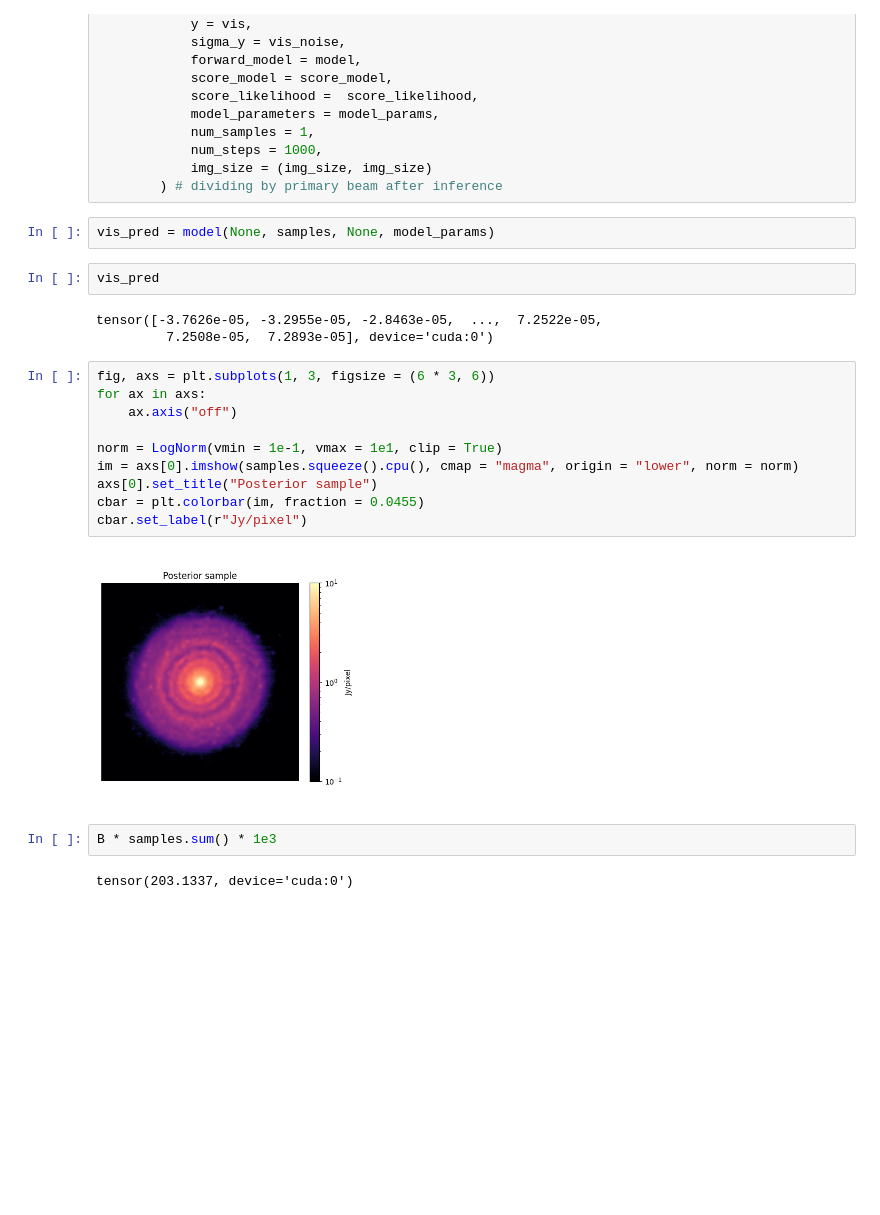
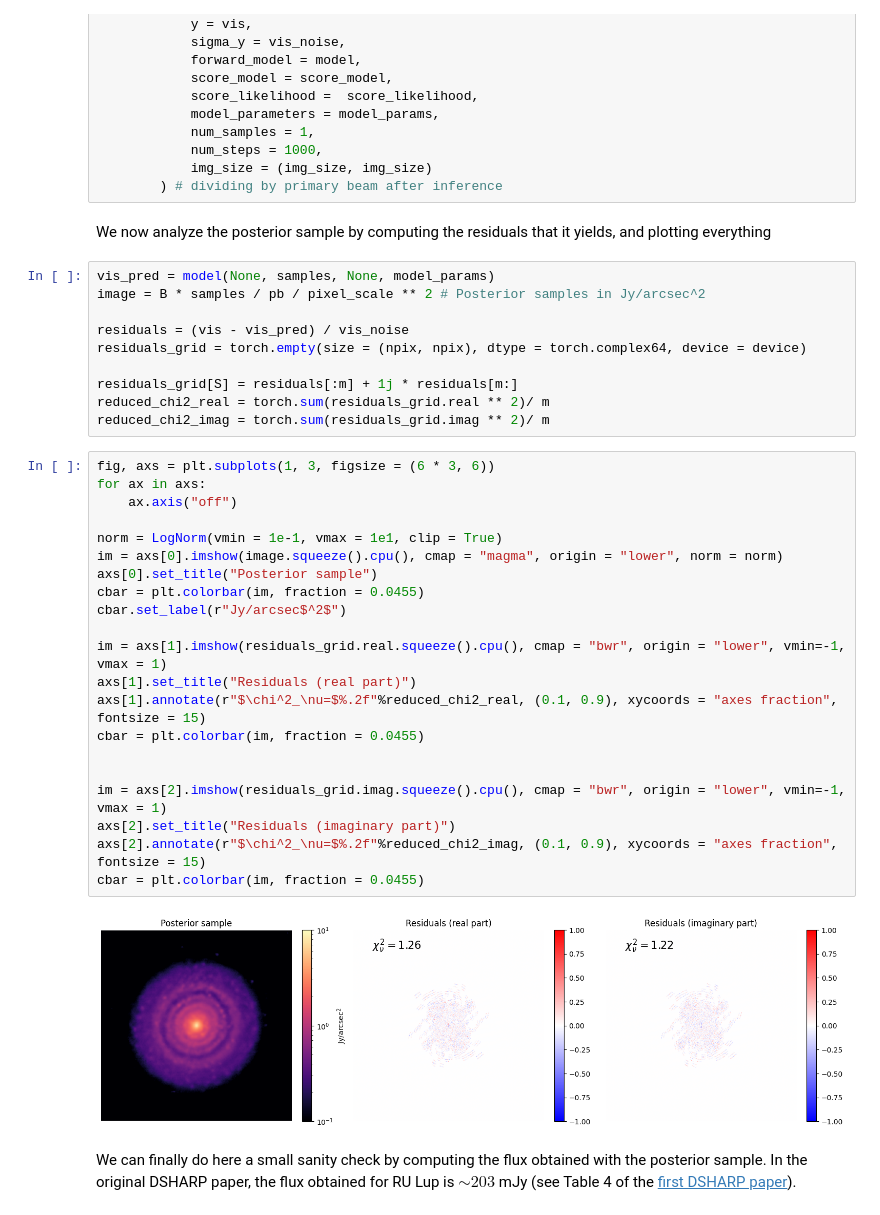
Before and after one commit to EnceladeCandy/IRIS, a Jupyter notebook: tutorials/2_inference_dsharp.ipynb, the cells around one changed output. Saved outputs shown, nothing was run; the diff lists cells and outputs as text; blank space fills up the shorter version.

Commit message:
Added residuals

```diff
--- a/tutorials/2_inference_dsharp.ipynb
+++ b/tutorials/2_inference_dsharp.ipynb
@@ -109,26 +109,40 @@ samples = euler_sampler(
             num_steps = 1000,
             img_size = (img_size, img_size)
         ) # dividing by primary beam after inference
-# %%
-vis_pred = model(None, samples, None, model_params)
-# %%
-vis_pred
-# %% [output]
-tensor([-3.7626e-05, -3.2955e-05, -2.8463e-05,  ...,  7.2522e-05,
-         7.2508e-05,  7.2893e-05], device='cuda:0')
+# %% [markdown]
+We now analyze the posterior sample by computing the residuals that it yields, and plotting everything
+# %%
+vis_pred = model(None, samples, None, model_params)
+image = B * samples / pb / pixel_scale ** 2 # Posterior samples in Jy/arcsec^2
+
+residuals = (vis - vis_pred) / vis_noise
+residuals_grid = torch.empty(size = (npix, npix), dtype = torch.complex64, device = device)
+
+residuals_grid[S] = residuals[:m] + 1j * residuals[m:]
+reduced_chi2_real = torch.sum(residuals_grid.real ** 2)/ m
+reduced_chi2_imag = torch.sum(residuals_grid.imag ** 2)/ m
 # %%
 fig, axs = plt.subplots(1, 3, figsize = (6 * 3, 6))
 for ax in axs:
     ax.axis("off")
 
 norm = LogNorm(vmin = 1e-1, vmax = 1e1, clip = True)
-im = axs[0].imshow(samples.squeeze().cpu(), cmap = "magma", origin = "lower", norm = norm)
+im = axs[0].imshow(image.squeeze().cpu(), cmap = "magma", origin = "lower", norm = norm)
 axs[0].set_title("Posterior sample")
 cbar = plt.colorbar(im, fraction = 0.0455)
-cbar.set_label(r"Jy/pixel")
+cbar.set_label(r"Jy/arcsec$^2$")
+
+im = axs[1].imshow(residuals_grid.real.squeeze().cpu(), cmap = "bwr", origin = "lower", vmin=-1, vmax = 1)
+axs[1].set_title("Residuals (real part)")
+axs[1].annotate(r"$\chi^2_\nu=$%.2f"%reduced_chi2_real, (0.1, 0.9), xycoords = "axes fraction", fontsize = 15)
+cbar = plt.colorbar(im, fraction = 0.0455)
+
+
+im = axs[2].imshow(residuals_grid.imag.squeeze().cpu(), cmap = "bwr", origin = "lower", vmin=-1, vmax = 1)
+axs[2].set_title("Residuals (imaginary part)")
+axs[2].annotate(r"$\chi^2_\nu=$%.2f"%reduced_chi2_imag, (0.1, 0.9), xycoords = "axes fraction", fontsize = 15)
+cbar = plt.colorbar(im, fraction = 0.0455)
 # %% [output]
-[figure, old version]
+[figure, new version]
-# %%
-B * samples.sum() * 1e3
-# %% [output]
-tensor(203.1337, device='cuda:0')
+# %% [markdown]
+We can finally do here a small sanity check by computing the flux obtained with the posterior sample. In the original DSHARP paper, the flux obtained for RU Lup is $\sim 203$ mJy (see Table 4 of the [first DSHARP paper](https://arxiv.org/abs/1812.04040)).
```
Also changed, not shown: parts of 2 cells of this notebook.
